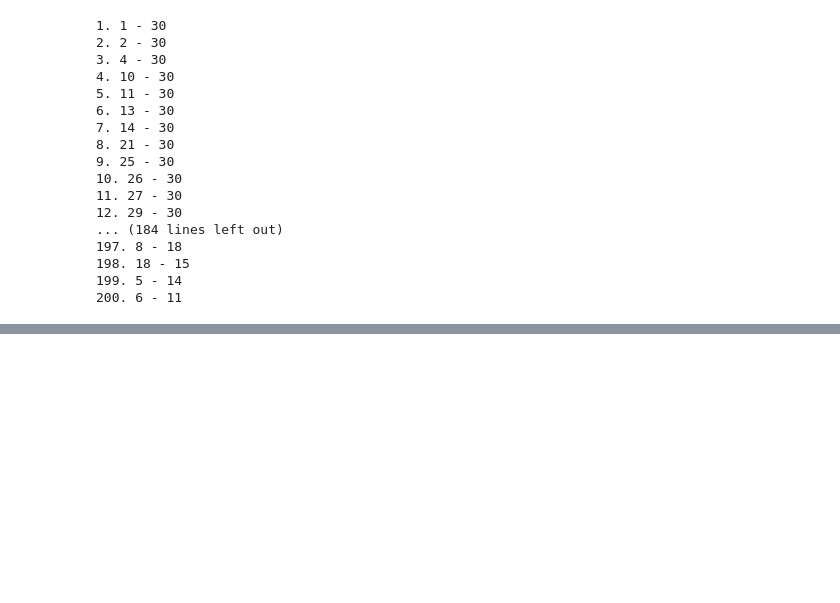
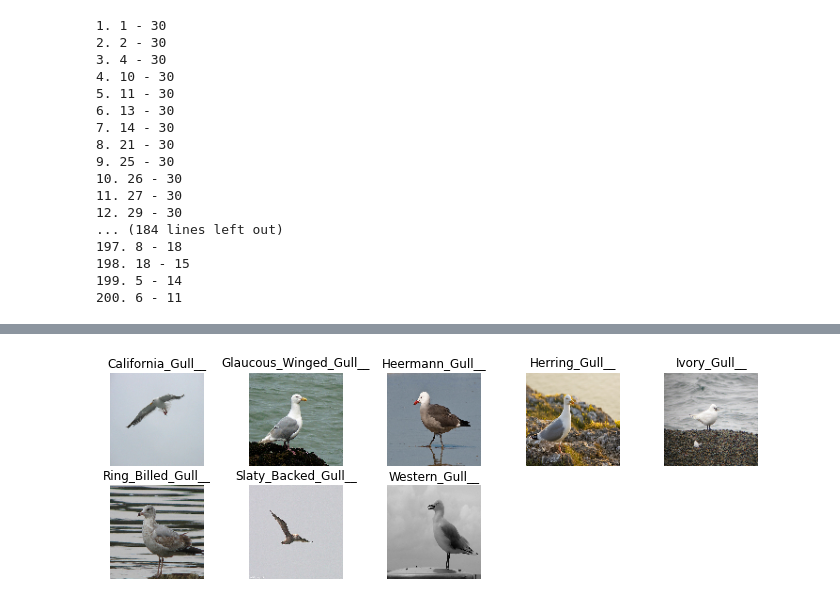
Before and after one commit to TeaWithLucas/MLBirds, a Jupyter notebook: analysis.ipynb, the cells around one changed output, grey strips where cells are left out. Cells and saved outputs as stored; diff of their text form; code cells hidden in the pictures; blank space fills up the shorter version.

```diff
--- a/analysis.ipynb
+++ b/analysis.ipynb
@@ -191,0 +239,27 @@ for word,frequency in sorted_list:
+# %%
+gulls = [i for i in data.classes.class_name if "Gull" in i]
+images_to_load = []
+species_image = []
+
+for sp in gulls:
+    for bird in train_images:
+        if sp in bird:
+            species_image.append(bird)
+            break
+
+fig = plt.figure(figsize = (12,10))
+for i in range(len(gulls)):
+    species_split = species_image[i].split("/")
+    fp = 'images/' + species_image[i]
+    label = strip_numbers(species_split[1])
+
+    ax = fig.add_subplot(5, 5, i+1)
+
+    # to plot without rescaling, remove target_size
+    fn = image.load_img(fp, target_size = (100,100), color_mode='rgb')
+    plt.imshow(fn, cmap='Greys_r')
+    plt.title(label)
+    plt.axis('off')
+plt.show()
+# %% [output]
+[figure, added]
```
Also changed, not shown: parts of 4 cells of this notebook, 1 other file.
